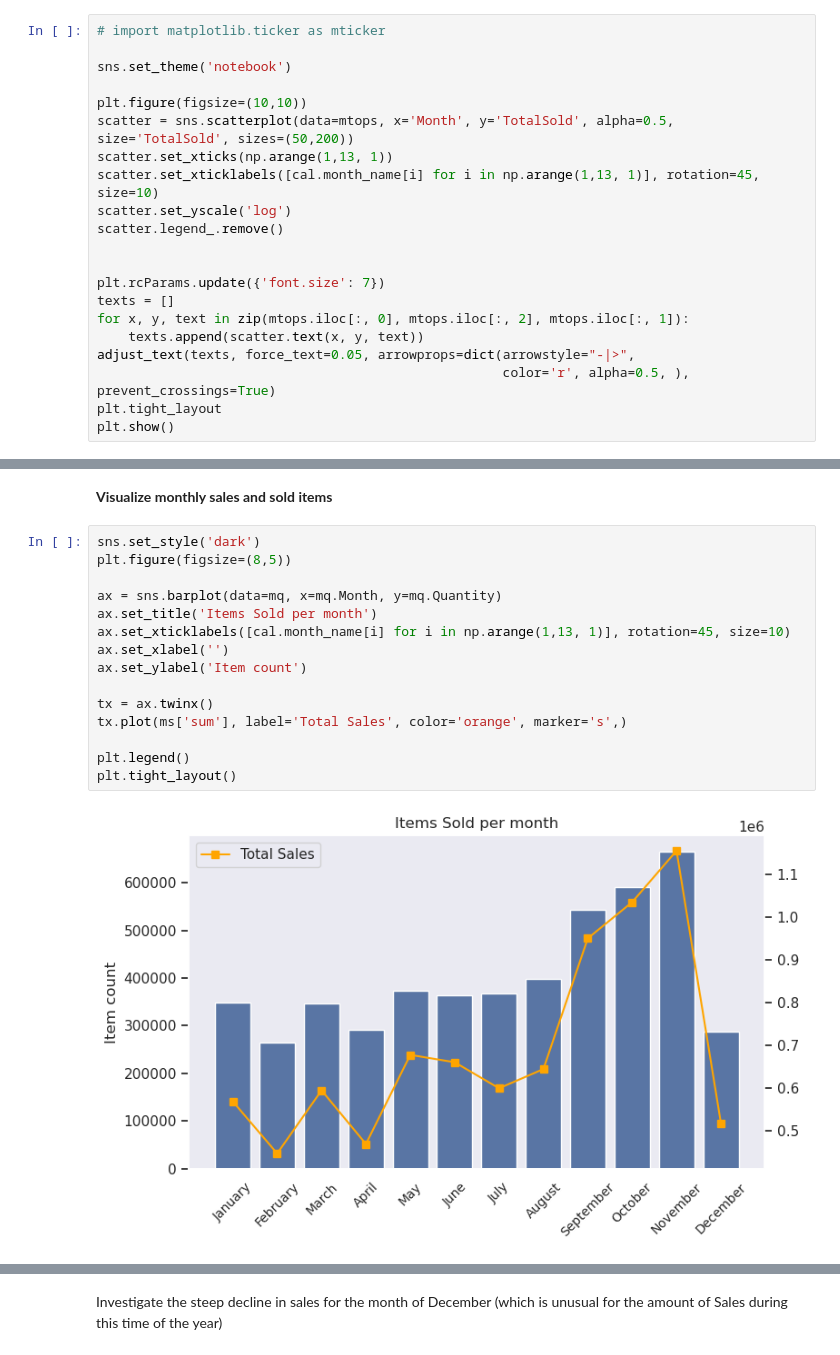
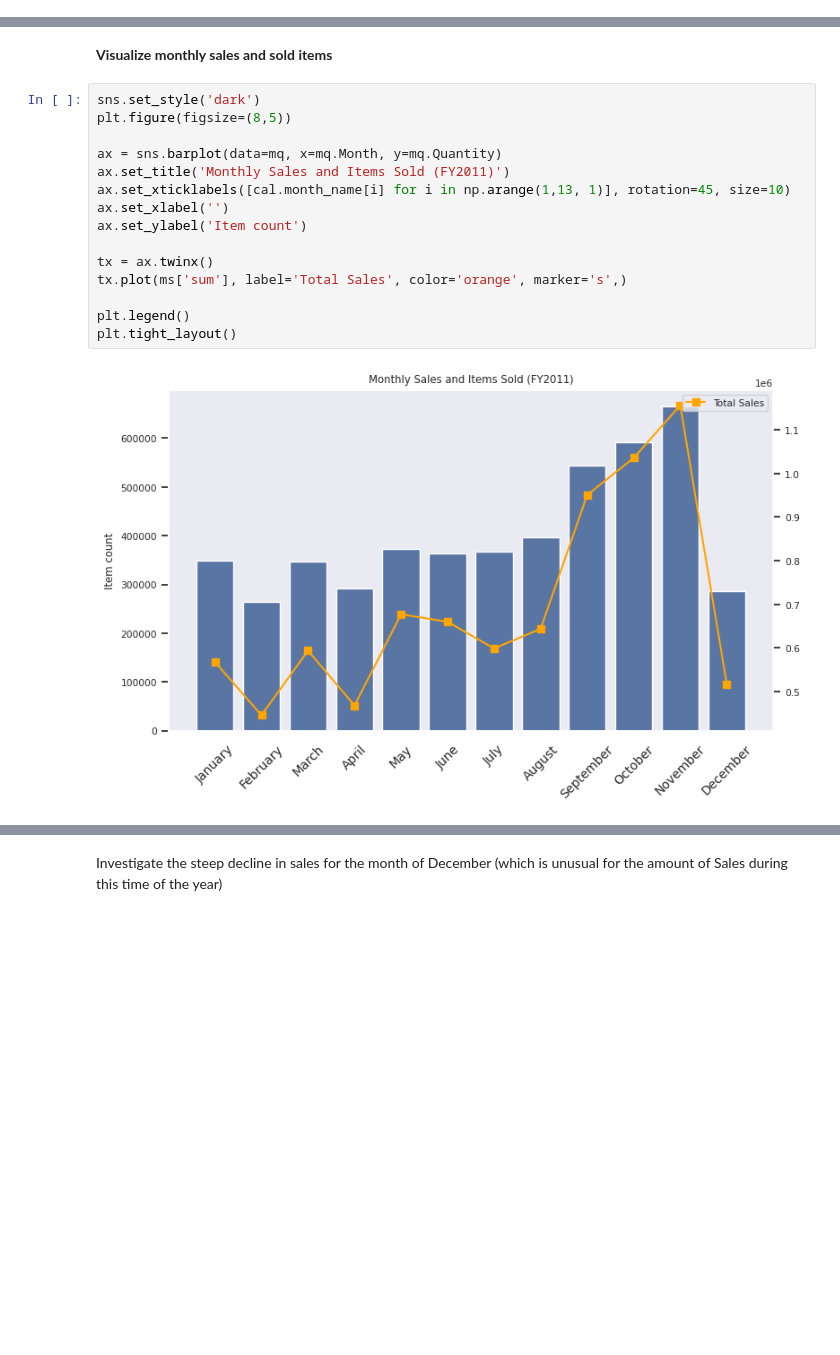
Before and after one commit to ds-edu/DataScienceCapstone_OnlineRetail, a Jupyter notebook: notebooks/CustomerSegmentation.ipynb, the cells around one changed output, grey strips where cells are left out. Cells and saved outputs as stored; diff of their text form; blank space fills up the shorter version.

```diff
--- a/notebooks/CustomerSegmentation.ipynb
+++ b/notebooks/CustomerSegmentation.ipynb
@@ -554,21 +541,0 @@ mtops.reset_index(inplace=True)
-# %%
-# import matplotlib.ticker as mticker
-
-sns.set_theme('notebook')
-
-plt.figure(figsize=(10,10))
-scatter = sns.scatterplot(data=mtops, x='Month', y='TotalSold', alpha=0.5, size='TotalSold', sizes=(50,200))
-scatter.set_xticks(np.arange(1,13, 1))
-scatter.set_xticklabels([cal.month_name[i] for i in np.arange(1,13, 1)], rotation=45, size=10)
-scatter.set_yscale('log')
-scatter.legend_.remove()
-
-
-plt.rcParams.update({'font.size': 7})
-texts = []
-for x, y, text in zip(mtops.iloc[:, 0], mtops.iloc[:, 2], mtops.iloc[:, 1]):
-    texts.append(scatter.text(x, y, text))
-adjust_text(texts, force_text=0.05, arrowprops=dict(arrowstyle="-|>",
-                                                    color='r', alpha=0.5, ), prevent_crossings=True)
-plt.tight_layout
-plt.show()
@@ -601,17 +564,17 @@ mq
 # %%
 sns.set_style('dark')
 plt.figure(figsize=(8,5))
 
 ax = sns.barplot(data=mq, x=mq.Month, y=mq.Quantity)
-ax.set_title('Items Sold per month')
+ax.set_title('Monthly Sales and Items Sold (FY2011)')
 ax.set_xticklabels([cal.month_name[i] for i in np.arange(1,13, 1)], rotation=45, size=10)
 ax.set_xlabel('')
 ax.set_ylabel('Item count')
 
 tx = ax.twinx()
 tx.plot(ms['sum'], label='Total Sales', color='orange', marker='s',)
 
 plt.legend()
 plt.tight_layout()
 # %% [output]
-[figure, old version]
+[figure, new version]
```
Also changed, not shown: parts of 24 cells of this notebook.
